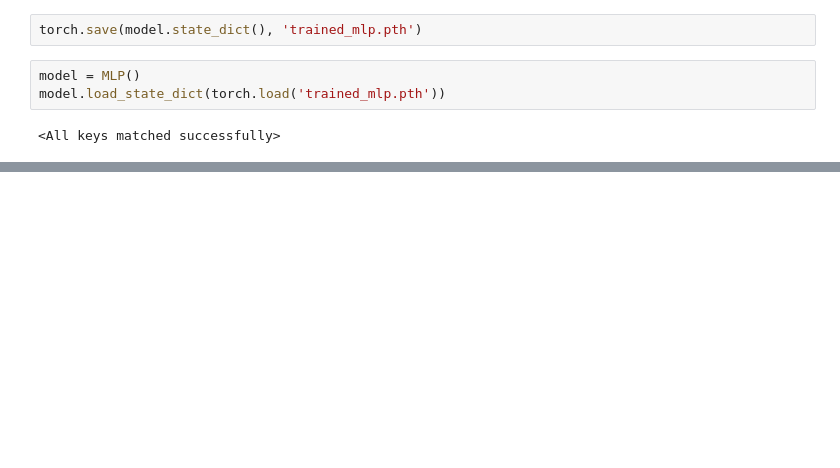
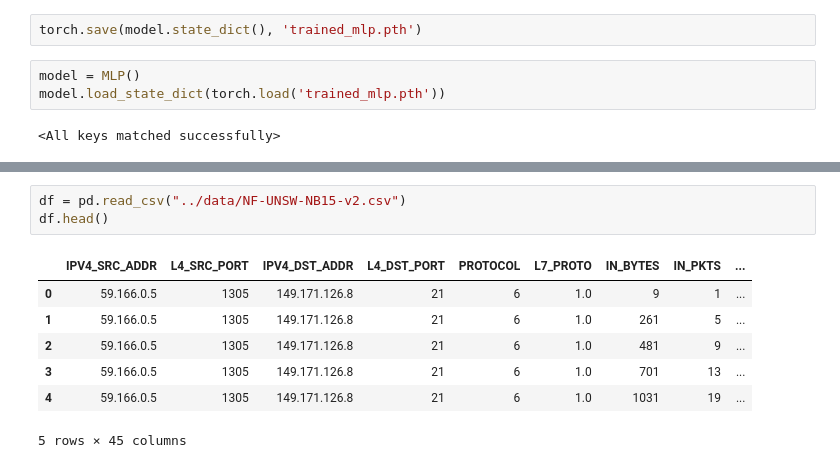
Before and after one commit to RkP17/federated_learning_playground, a Jupyter notebook: 01_pytorch_basics/pytorch_basics.ipynb, the cells around one changed output, grey strips where cells are left out. Drawn from its saved outputs; the diff is of its cells as text; blank space fills up the shorter version.

```diff
--- a/01_pytorch_basics/pytorch_basics.ipynb
+++ b/01_pytorch_basics/pytorch_basics.ipynb
@@ -359,0 +335,11 @@ Actual: 1
+# %%
+df = pd.read_csv("../data/NF-UNSW-NB15-v2.csv")
+df.head()
+# %% [output]
+|  | IPV4_SRC_ADDR | L4_SRC_PORT | IPV4_DST_ADDR | L4_DST_PORT | PROTOCOL | L7_PROTO | IN_BYTES | IN_PKTS | ... |
+| 0 | 59.166.0.5 | 1305 | 149.171.126.8 | 21 | 6 | 1.0 | 9 | 1 | ... |
+| 1 | 59.166.0.5 | 1305 | 149.171.126.8 | 21 | 6 | 1.0 | 261 | 5 | ... |
+| 2 | 59.166.0.5 | 1305 | 149.171.126.8 | 21 | 6 | 1.0 | 481 | 9 | ... |
+| 3 | 59.166.0.5 | 1305 | 149.171.126.8 | 21 | 6 | 1.0 | 701 | 13 | ... |
+| 4 | 59.166.0.5 | 1305 | 149.171.126.8 | 21 | 6 | 1.0 | 1031 | 19 | ... |
+5 rows × 45 columns
```
Also changed, not shown: parts of 46 cells of this notebook, 1 other file.
